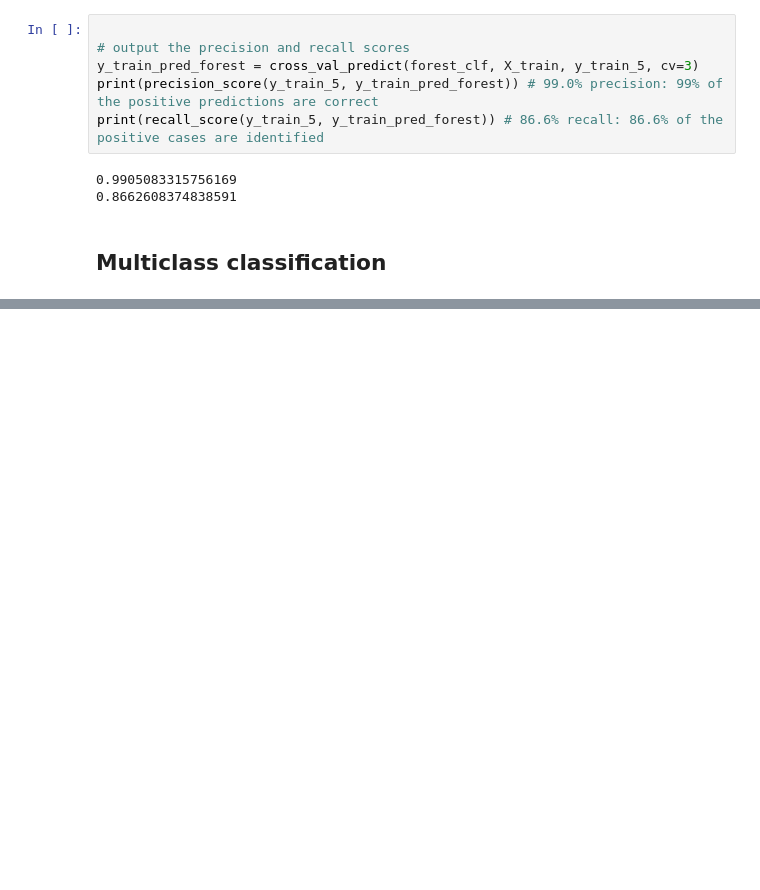
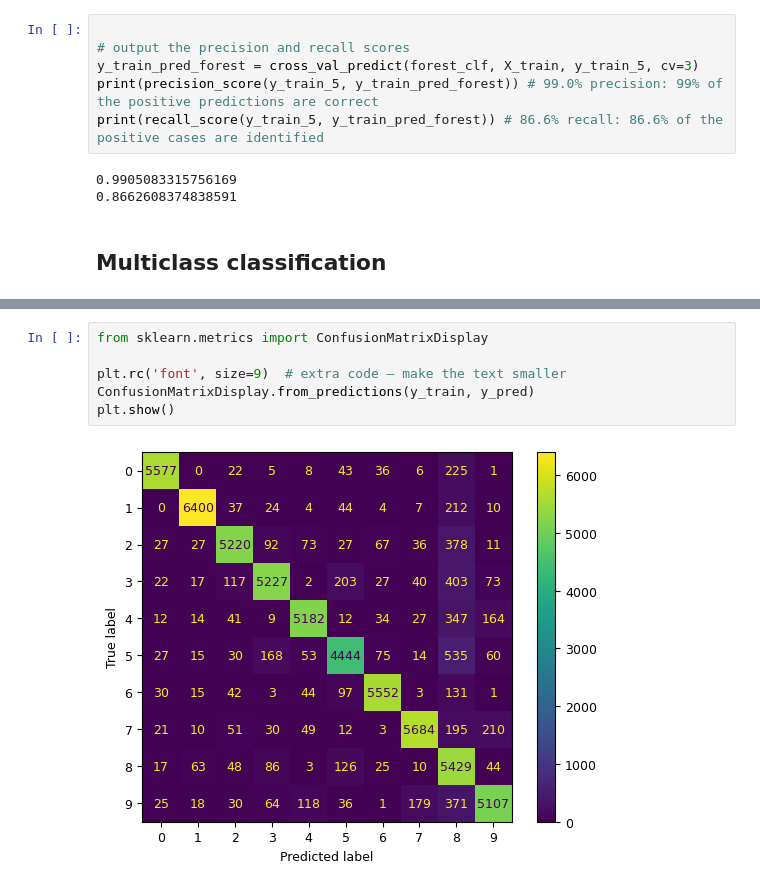
Before and after one commit to adameadows/Hands-on_ML_book_Adam, a Jupyter notebook: Chapter 3/Chapter 3.ipynb, the cells around one changed output, grey strips where cells are left out. Saved outputs shown, nothing was run; the diff lists cells and outputs as text; blank space fills up the shorter version.

```diff
--- a/Chapter 3/Chapter 3.ipynb
+++ b/Chapter 3/Chapter 3.ipynb
@@ -362,0 +502,8 @@ print("This number is labeled as a ", y[index])
+# %%
+from sklearn.metrics import ConfusionMatrixDisplay
+
+plt.rc('font', size=9)  # extra code – make the text smaller
+ConfusionMatrixDisplay.from_predictions(y_train, y_pred)
+plt.show()
+# %% [output]
+[figure, added]
```
Also changed, not shown: parts of 44 cells of this notebook.
